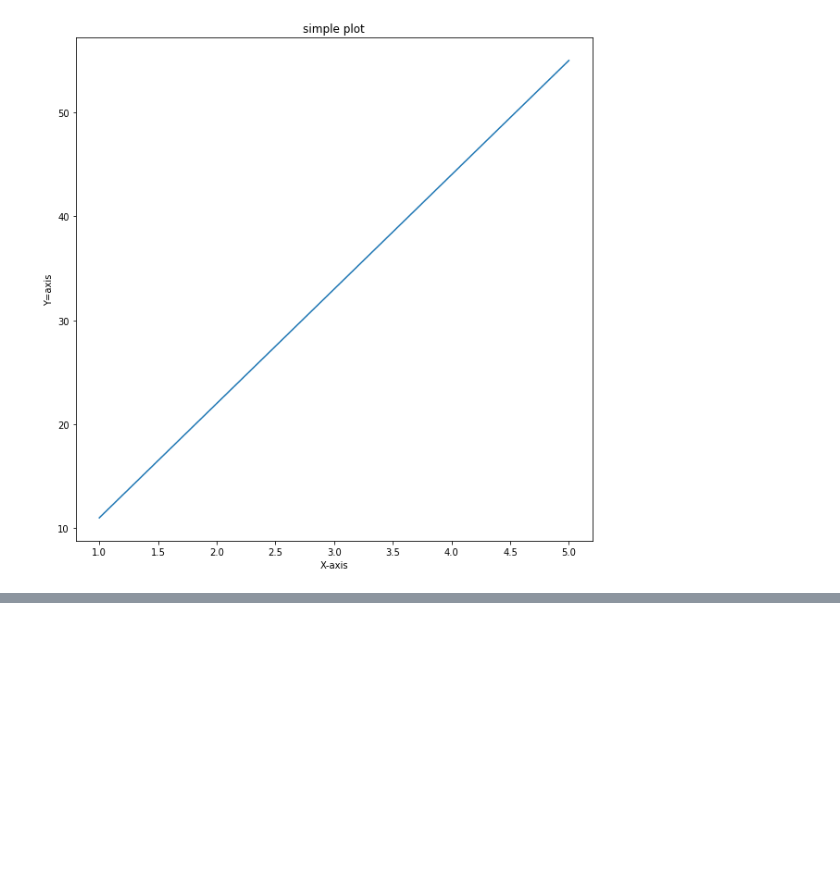
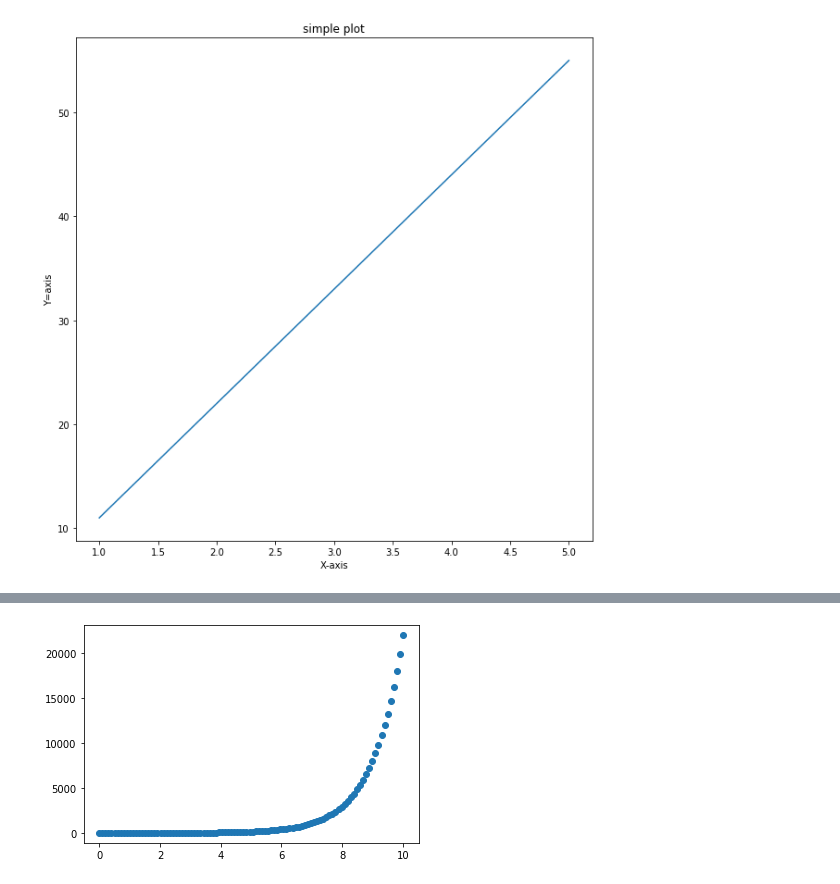
Before and after one commit to AnalystGagan/Machine-Learning-Notebooks, a Jupyter notebook: Introduction-to-Matplotlib.ipynb, the cells around one changed output, grey strips where cells are left out. Cells and saved outputs as stored; diff of their text form; code cells hidden in the pictures; blank space fills up the shorter version.

```diff
--- a/Introduction-to-Matplotlib.ipynb
+++ b/Introduction-to-Matplotlib.ipynb
@@ -92,0 +119,5 @@ fig.savefig("firstplot.png")
+# %%
+fig, ax = plt.subplots()
+ax.scatter(x,np.exp(x));
+# %% [output]
+[figure, added]
```
Also changed, not shown: parts of 26 cells of this notebook.
